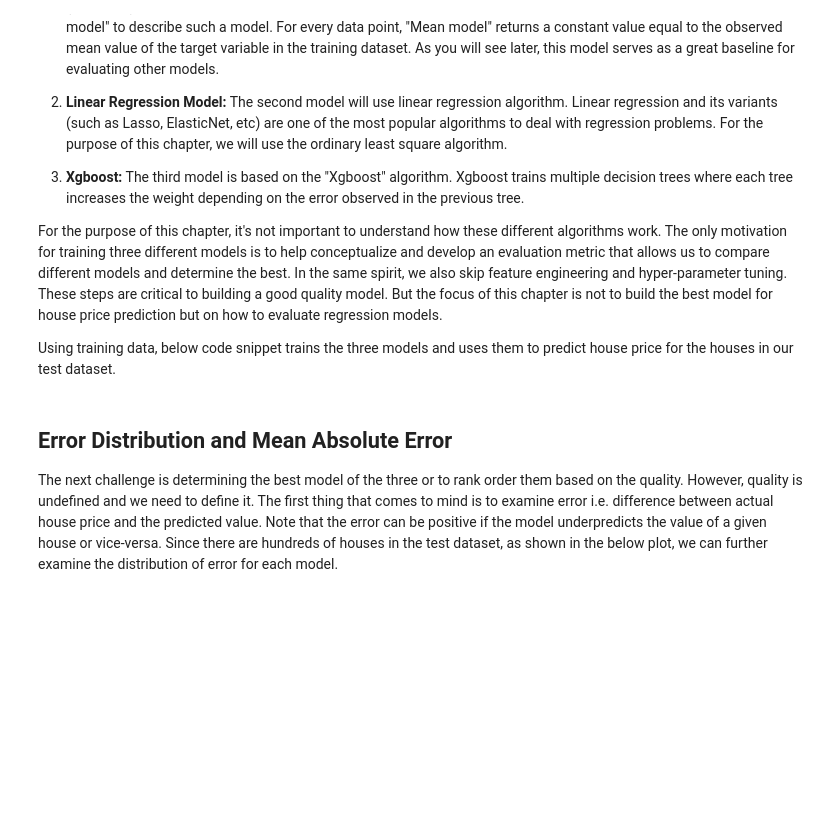
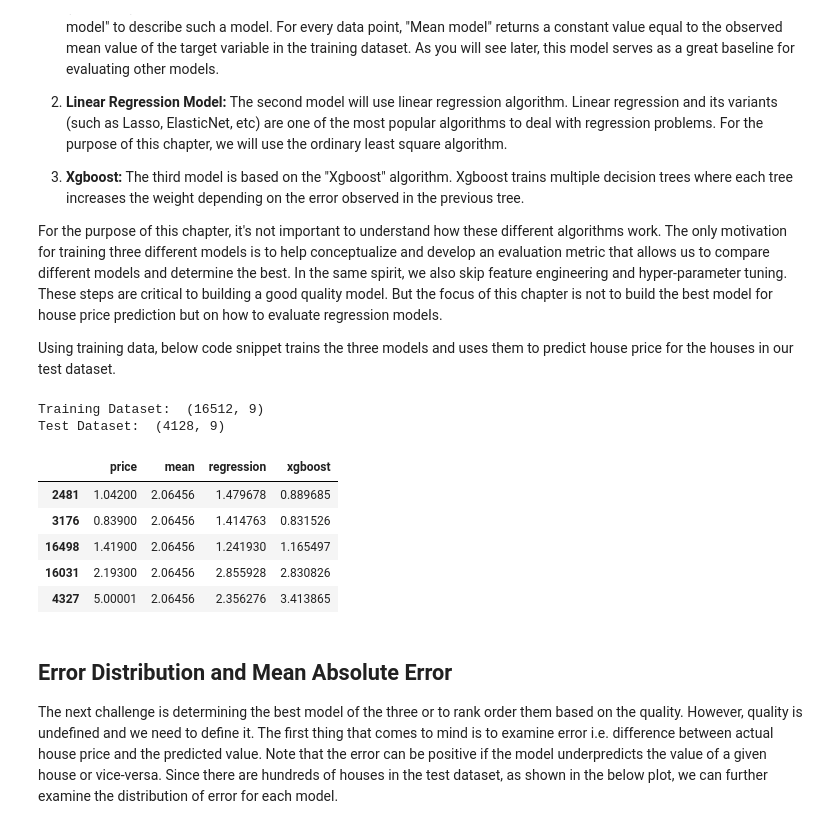
Before and after one commit to ragrawal/ml_handbook, a Jupyter notebook: book/content/01-regressionmetrics.ipynb, the cells around one changed output. Cells and saved outputs as stored; diff of their text form; code cells hidden in the pictures; blank space fills up the shorter version.

```diff
--- a/book/content/01-regressionmetrics.ipynb
+++ b/book/content/01-regressionmetrics.ipynb
@@ -44,47 +43,58 @@ Using training data, below code snippet trains the three models and uses them to
 from sklearn.dummy import DummyRegressor
 from sklearn.linear_model import LinearRegression
 from sklearn.preprocessing import StandardScaler
+from sklearn.pipeline import make_pipeline
 from sklearn.model_selection import train_test_split
 from xgboost import XGBRegressor
 
 # Split Data Into Training and Test Dataset
 # so that we use the same training and test dataset
 # to train and test three models. Also setting random state
-# so that we can results are reproducible
+# so that results are repeatable
 import numpy as np
+
+feature_names = housing.feature_names
 train, test = train_test_split(data, test_size=0.2, random_state=10)
-train.is_copy = None
-test.is_copy = None
 print("Training Dataset: ", train.shape)
 print("Test Dataset: ", test.shape)
 
 # =====================
 # TRAIN MODELS
 # =====================
 
 # Mean Model
 # It simply returns mean value based on the training dataset
-# as a prediction. Fixing
+# as a prediction.
 mean_model = DummyRegressor(strategy='mean')
-mean_model.fit(train[boston.feature_names], train['price'])
+mean_model.fit(train[feature_names], train['price'])
 
 # Linear Regression
-median_model = LinearRegression(normalize=True)
-median_model.fit(train[boston.feature_names], train['price'])
+median_model = make_pipeline(StandardScaler(), LinearRegression())
+median_model.fit(train[feature_names], train['price'])
 
 # xgboost model
 xgboost_model = XGBRegressor()
-xgboost_model.fit(train[boston.feature_names], train['price'])
+xgboost_model.fit(train[feature_names], train['price'])
 
 # =====================
 # GENERATE PREDICTIONS
 # =====================
-test['mean'] = mean_model.predict(test[boston.feature_names])
-test['regression'] = median_model.predict(test[boston.feature_names])
-test['xgboost'] = xgboost_model.predict(test[boston.feature_names])
+test = test.copy()
+test['mean'] = mean_model.predict(test[feature_names])
+test['regression'] = median_model.predict(test[feature_names])
+test['xgboost'] = xgboost_model.predict(test[feature_names])
 
 ## display results
-test[['price', 'mean', 'regression', 'xgboost']].sample(5)
+test[['price', 'mean', 'regression', 'xgboost']].sample(5, random_state=42)
+# %% [output]
+Training Dataset:  (16512, 9)
+Test Dataset:  (4128, 9)
+|  | price | mean | regression | xgboost |
+| 2481 | 1.04200 | 2.06456 | 1.479678 | 0.889685 |
+| 3176 | 0.83900 | 2.06456 | 1.414763 | 0.831526 |
+| 16498 | 1.41900 | 2.06456 | 1.241930 | 1.165497 |
+| 16031 | 2.19300 | 2.06456 | 2.855928 | 2.830826 |
+| 4327 | 5.00001 | 2.06456 | 2.356276 | 3.413865 |
 # %% [markdown]
 ## Error Distribution and Mean Absolute Error
 
```
Also changed, not shown: parts of 8 cells of this notebook.
